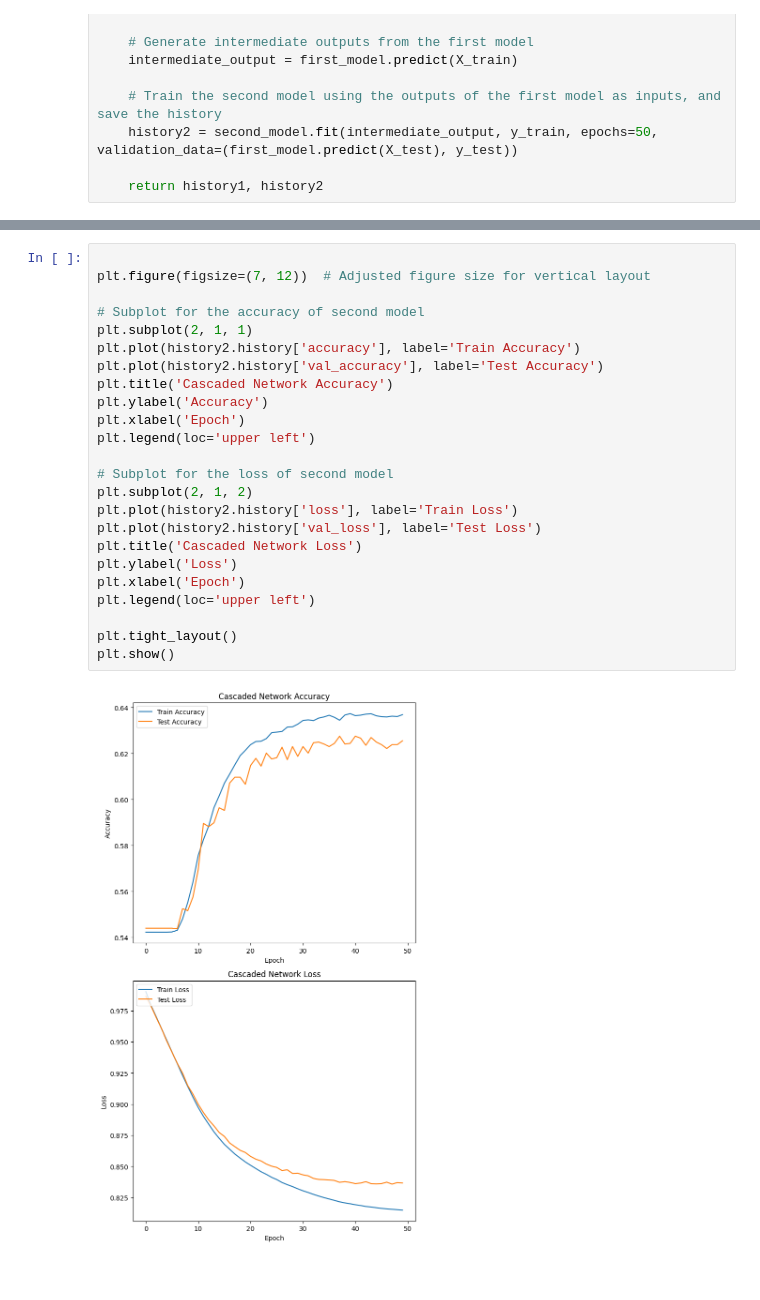
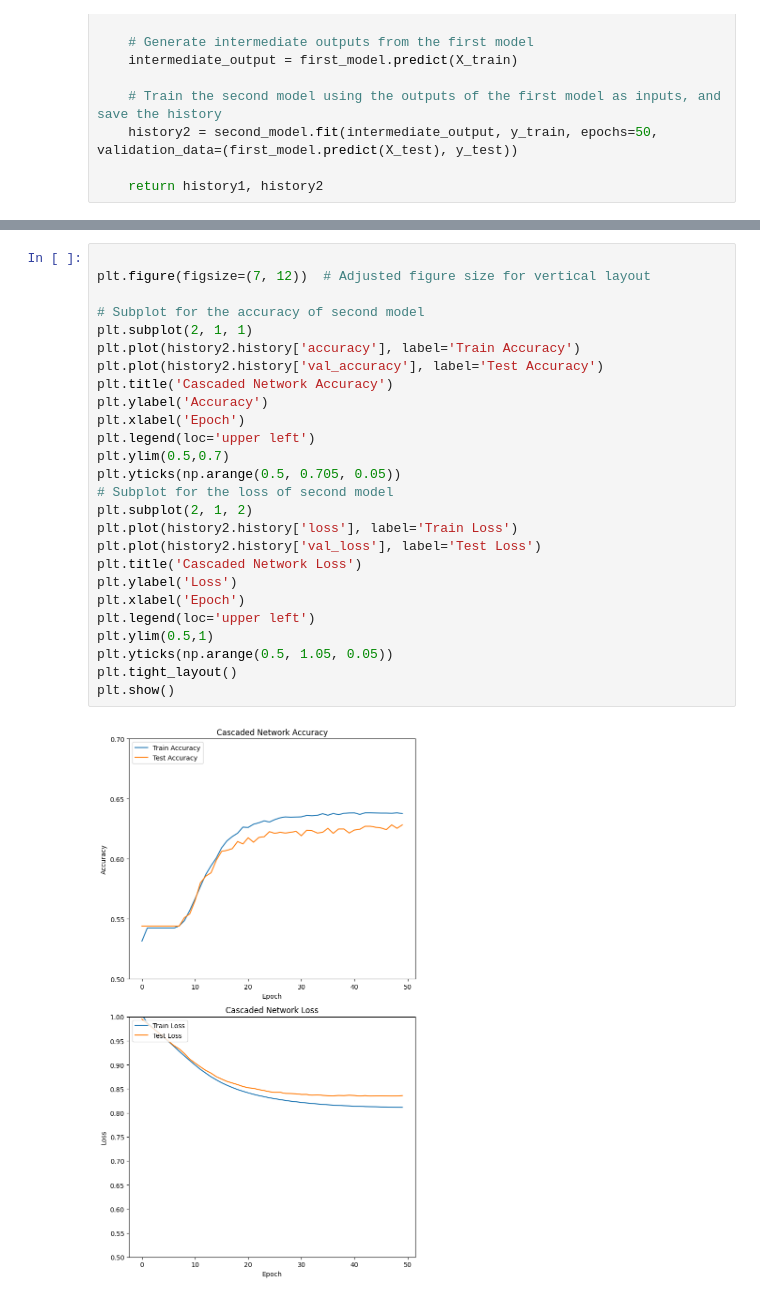
Before and after one commit to Paul-Winpenny/CompBioProject, a Jupyter notebook: Project.ipynb, the cells around one changed output, grey strips where cells are left out. Cells and saved outputs as stored; diff of their text form.

```diff
--- a/Project.ipynb
+++ b/Project.ipynb
@@ -134,29 +134,31 @@ Test accuracy: 0.6254596710205078
 # %%
 
 plt.figure(figsize=(7, 12))  # Adjusted figure size for vertical layout
 
 # Subplot for the accuracy of second model
 plt.subplot(2, 1, 1)
 plt.plot(history2.history['accuracy'], label='Train Accuracy')
 plt.plot(history2.history['val_accuracy'], label='Test Accuracy')
 plt.title('Cascaded Network Accuracy')
 plt.ylabel('Accuracy')
 plt.xlabel('Epoch')
 plt.legend(loc='upper left')
-
+plt.ylim(0.5,0.7)
+plt.yticks(np.arange(0.5, 0.705, 0.05))
 # Subplot for the loss of second model
 plt.subplot(2, 1, 2)
 plt.plot(history2.history['loss'], label='Train Loss')
 plt.plot(history2.history['val_loss'], label='Test Loss')
 plt.title('Cascaded Network Loss')
 plt.ylabel('Loss')
 plt.xlabel('Epoch')
 plt.legend(loc='upper left')
-
+plt.ylim(0.5,1)
+plt.yticks(np.arange(0.5, 1.05, 0.05))
 plt.tight_layout()
 plt.show()
 # %% [output]
-[figure, old version]
+[figure, new version]
 # %%
 y_pred = second_network.predict(intermediate_output_test)
 y_pred_classes = np.argmax(y_pred, axis=1)
```
Also changed, not shown: parts of 8 cells of this notebook, 3 other files.
